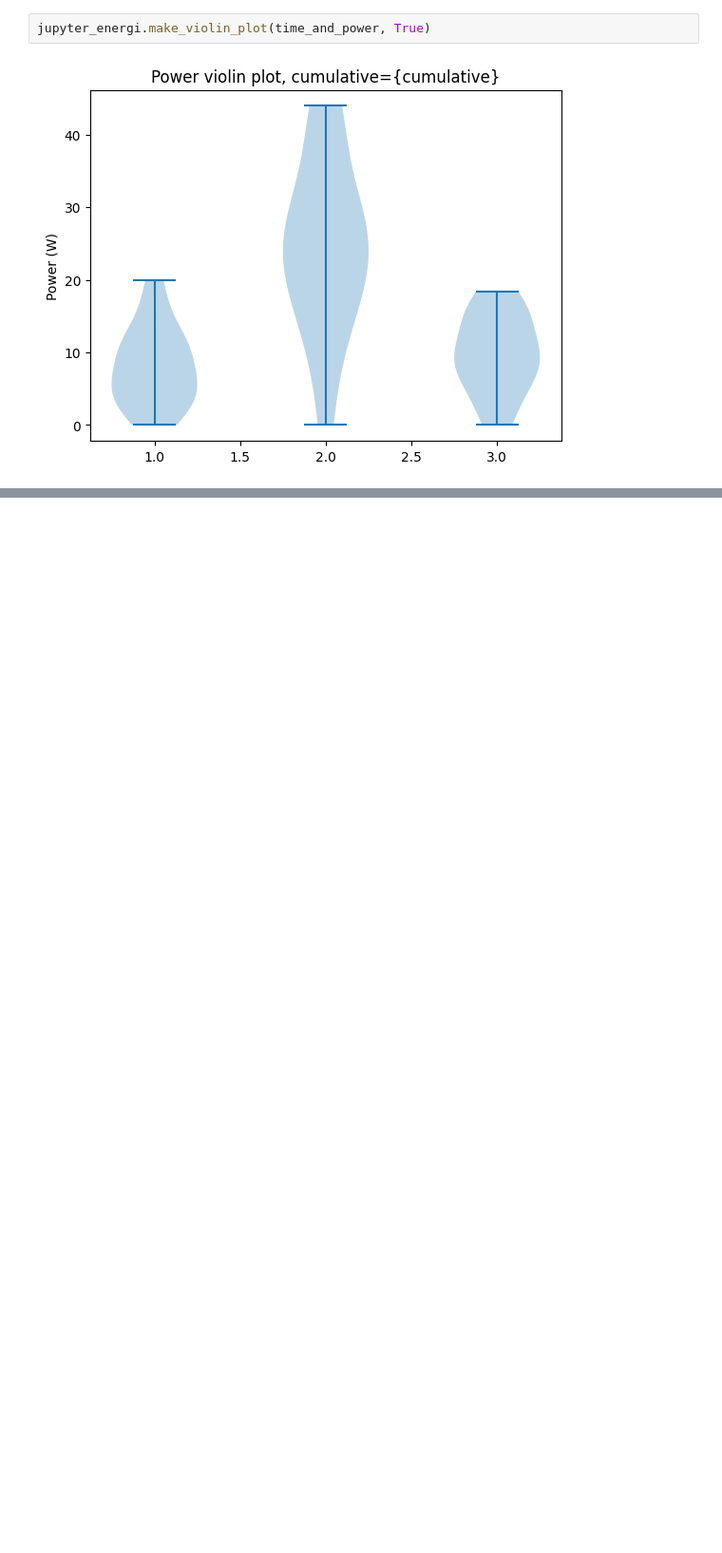
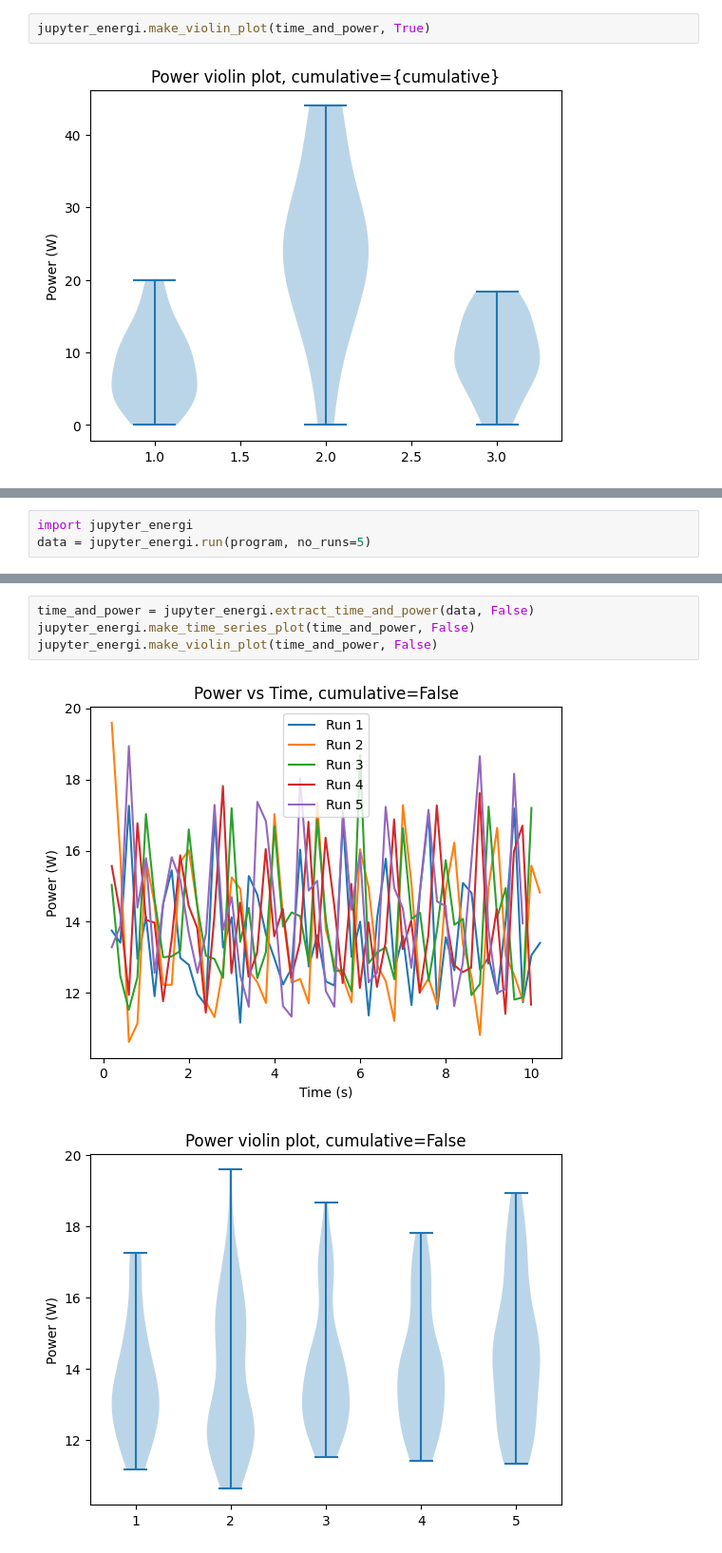
Before and after one commit to mitalipatil99/EnergiBridgeWrapper, a Jupyter notebook: jupyter_energi/Demo.ipynb, the cells around one changed output, grey strips where cells are left out. Shown: that part at 95% size. Cells and saved outputs as stored; diff of their text form; blank space fills up the shorter version.

Commit message:
add legends and validation

```diff
--- a/jupyter_energi/Demo.ipynb
+++ b/jupyter_energi/Demo.ipynb
@@ -81,0 +287,3 @@ jupyter_energi.make_violin_plot(time_and_power, True)
+# %%
+import jupyter_energi
+data = jupyter_energi.run(program, no_runs=5)
@@ -81,0 +310,7 @@ jupyter_energi.make_violin_plot(time_and_power, True)
+# %%
+time_and_power = jupyter_energi.extract_time_and_power(data, False)
+jupyter_energi.make_time_series_plot(time_and_power, False)
+jupyter_energi.make_violin_plot(time_and_power, False)
+# %% [output]
+[figure, added]
+[figure, added]
```
Also changed, not shown: parts of 7 cells of this notebook, 2 other files.
